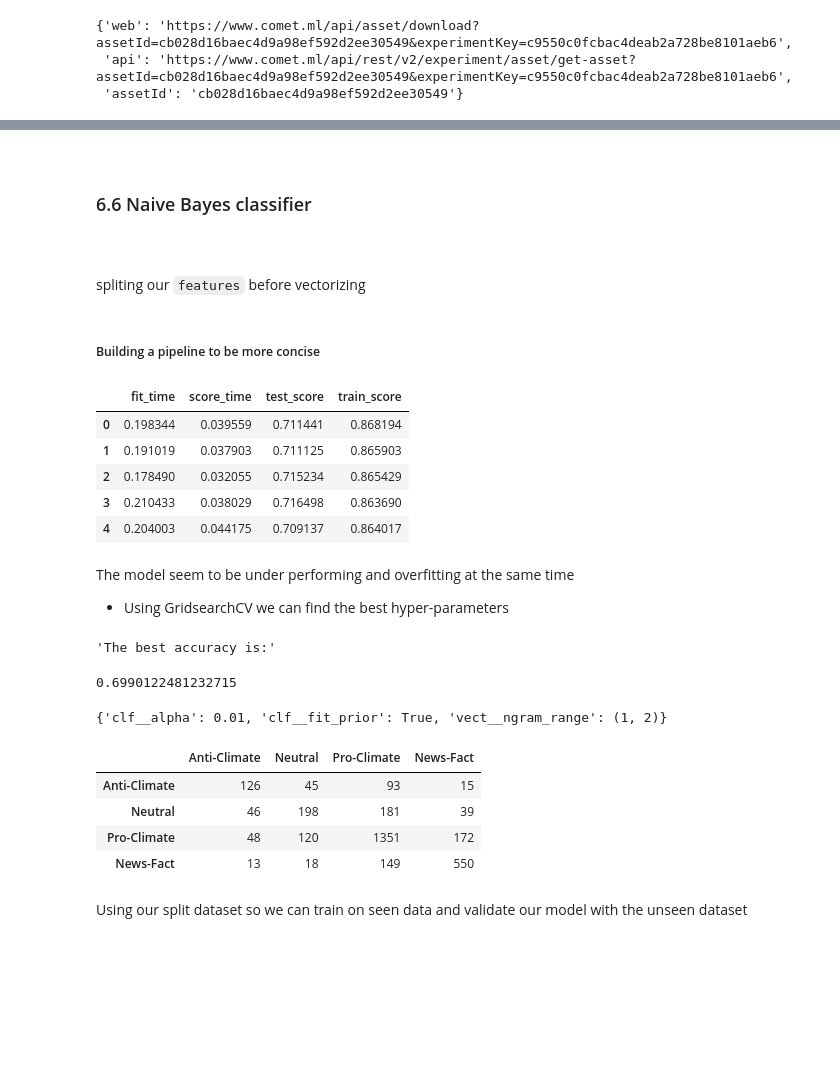
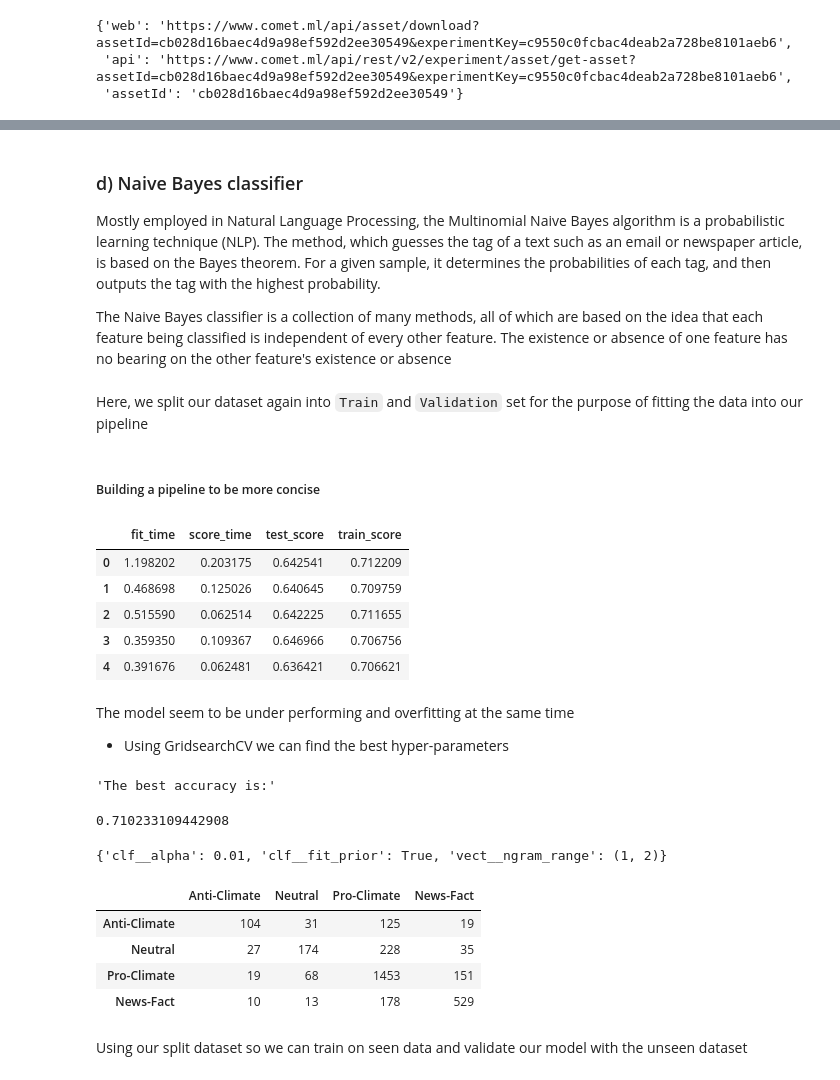
Before and after one commit to KenCBonyo/classification-predict-streamlit-template_notebook, a Jupyter notebook: predict_classification_data_processing.ipynb, the cells around one changed output, grey strips where cells are left out. Saved outputs shown, nothing was run; the diff lists cells and outputs as text; code cells hidden in the pictures; blank space fills up the shorter version.

```diff
--- a/predict_classification_data_processing.ipynb
+++ b/predict_classification_data_processing.ipynb
@@ -316,6 +340,9 @@ for country in pycountry.countries:
 country_list = list(map(lambda x: x.lower(),country_list))
 # %%
 def cleaning_country(tweet):
+    """
+    This function helps to extract a country from each of the tweet and returns the country
+    """
     rem_punct = re.sub(r'[^a-zA-Z ]', '', tweet)
     word_split = rem_punct.lower().split()
     country_set = set(country_list)
@@ -690,7 +763,7 @@ output.to_csv('bagging_randomforesr.csv', index=False)
 # %% [markdown]
-&emsp;
-### 6.6 Naive Bayes classifier
+### d) Naive Bayes classifier
 
+Mostly employed in Natural Language Processing, the Multinomial Naive Bayes algorithm is a probabilistic learning technique (NLP). The method, which guesses the tag of a text such as an email or newspaper article, is based on the Bayes theorem. For a given sample, it determines the probabilities of each tag, and then outputs the tag with the highest probability.
 
-&emsp;
+The Naive Bayes classifier is a collection of many methods, all of which are based on the idea that each feature being classified is independent of every other feature. The existence or absence of one feature has no bearing on the other feature's existence or absence
 # %%
@@ -698,22 +771,23 @@ output.to_csv('bagging_randomforesr.csv', index=False)
 x_train, x_valid, y_train, y_valid = train_test_split(train_df['cleaned_tweet'], train_df.sentiment, test_size=0.2, random_state=10)
 # %% [markdown]
-spliting our `features` before vectorizing
+Here, we split our dataset again into `Train` and `Validation` set for the purpose of fitting the data into our pipeline
 # %% [markdown]
 ##### Building a pipeline to be more concise
 # %%
 # pipline with naive_bayes and using the 'clean_tweet' from dataset to fit the model
 text_clf = Pipeline([('vect', CountVectorizer()),
+                     ('tfidf', TfidfTransformer()),
                      ('clf', MultinomialNB()),])
 # cross validation
 scores = cross_validate(text_clf, train_df['cleaned_tweet'], train_df.sentiment, return_train_score=True)
 pd.DataFrame(scores)
 # %% [output]
 |  | fit_time | score_time | test_score | train_score |
-| 0 | 0.198344 | 0.039559 | 0.711441 | 0.868194 |
-| 1 | 0.191019 | 0.037903 | 0.711125 | 0.865903 |
-| 2 | 0.178490 | 0.032055 | 0.715234 | 0.865429 |
-| 3 | 0.210433 | 0.038029 | 0.716498 | 0.863690 |
-| 4 | 0.204003 | 0.044175 | 0.709137 | 0.864017 |
+| 0 | 1.198202 | 0.203175 | 0.642541 | 0.712209 |
+| 1 | 0.468698 | 0.125026 | 0.640645 | 0.709759 |
+| 2 | 0.515590 | 0.062514 | 0.642225 | 0.711655 |
+| 3 | 0.359350 | 0.109367 | 0.646966 | 0.706756 |
+| 4 | 0.391676 | 0.062481 | 0.636421 | 0.706621 |
 # %% [markdown]
 The model seem to be under performing and overfitting at the same time
 - Using GridsearchCV we can find the best hyper-parameters
@@ -732,13 +806,13 @@ cm = confusion_matrix(y_valid,  predicts)
 pd.DataFrame(cm, index = sentiment_dict, columns = sentiment_dict)
 # %% [output]
 'The best accuracy is:'
-0.6990122481232715
+0.710233109442908
 {'clf__alpha': 0.01, 'clf__fit_prior': True, 'vect__ngram_range': (1, 2)}
 |  | Anti-Climate | Neutral | Pro-Climate | News-Fact |
-| Anti-Climate | 126 | 45 | 93 | 15 |
-| Neutral | 46 | 198 | 181 | 39 |
-| Pro-Climate | 48 | 120 | 1351 | 172 |
-| News-Fact | 13 | 18 | 149 | 550 |
+| Anti-Climate | 104 | 31 | 125 | 19 |
+| Neutral | 27 | 174 | 228 | 35 |
+| Pro-Climate | 19 | 68 | 1453 | 151 |
+| News-Fact | 10 | 13 | 178 | 529 |
 # %% [markdown]
 Using our split dataset so we can train on seen data and validate our model with the unseen dataset
 # %%
```
Also changed, not shown: parts of 65 cells of this notebook.
